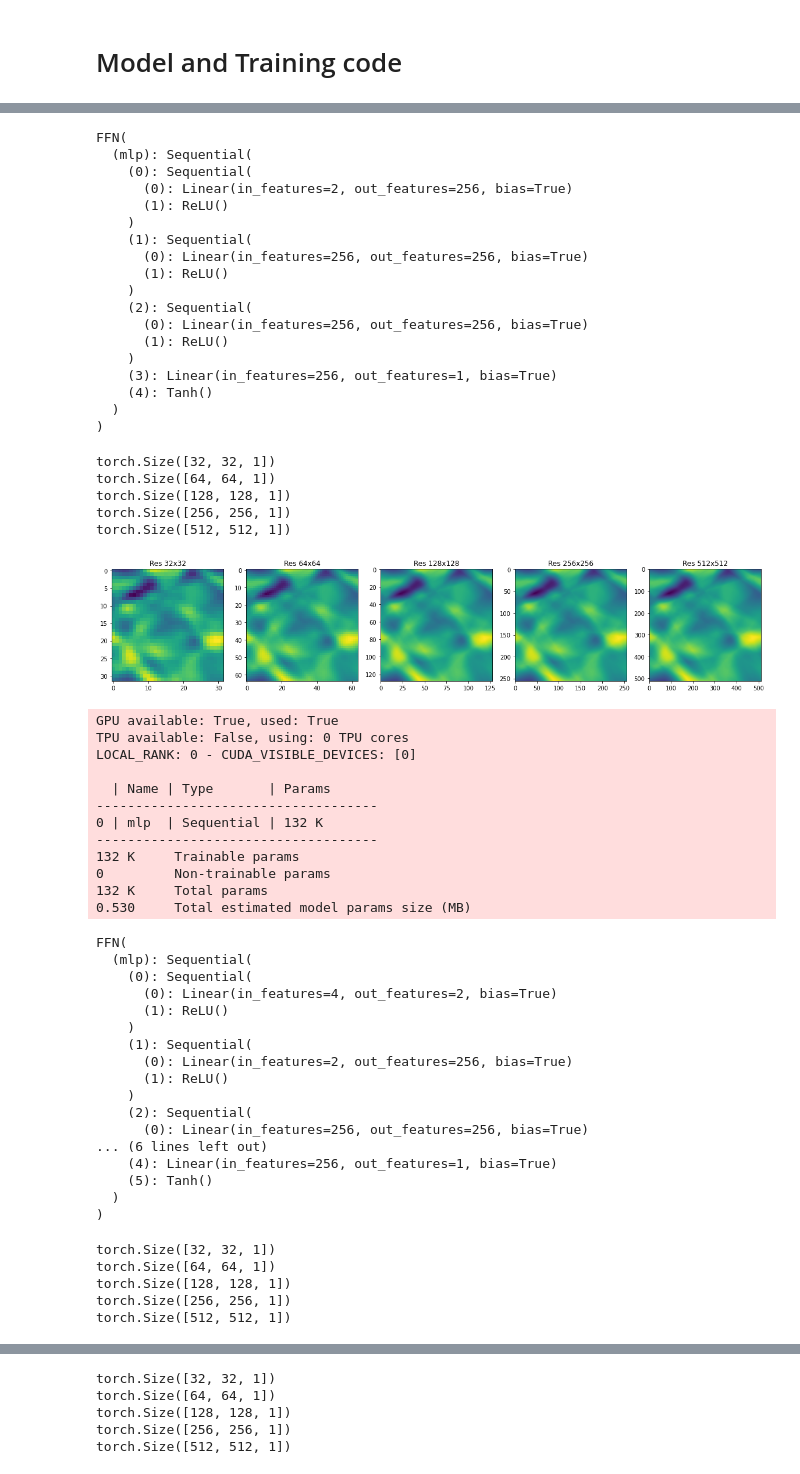
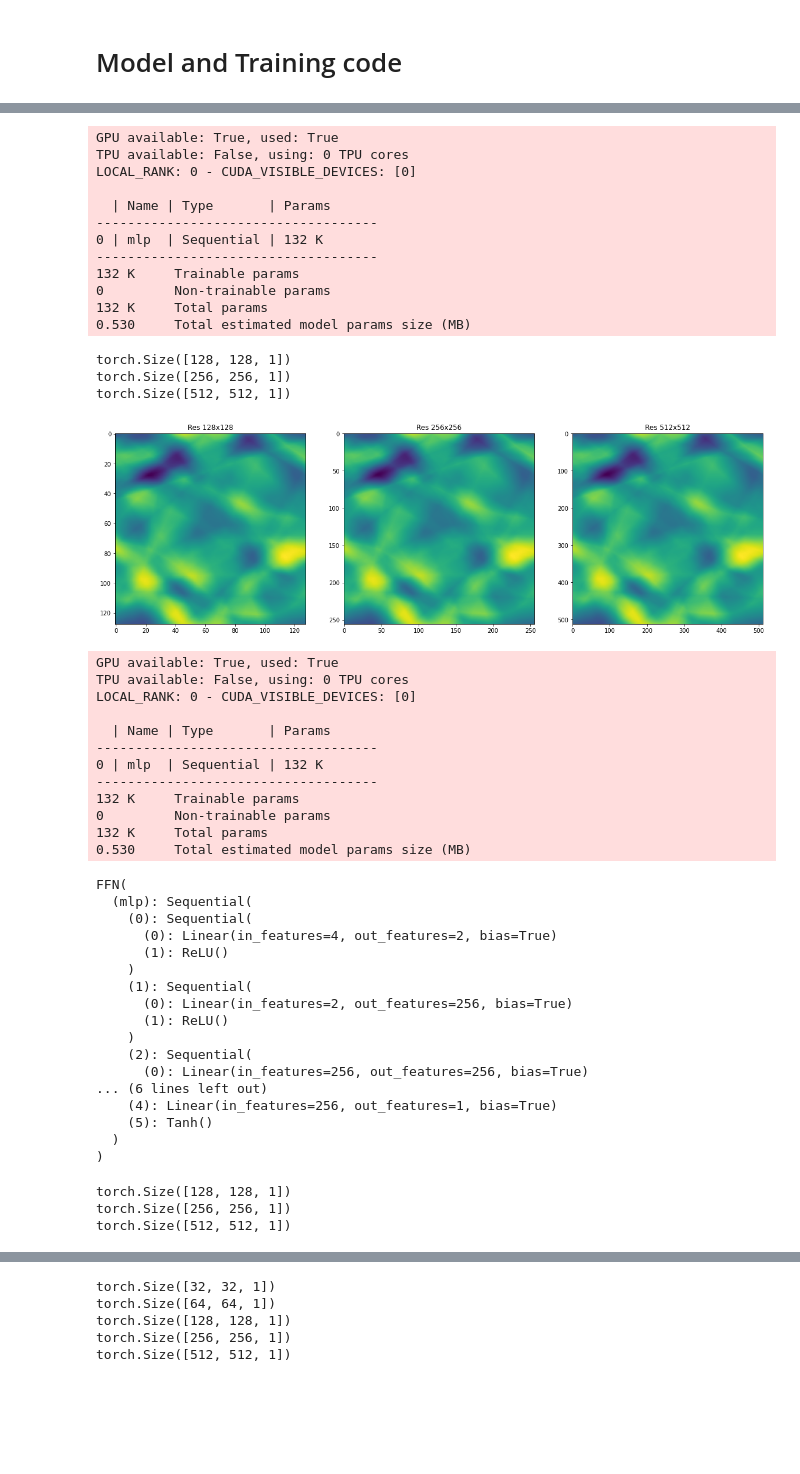
Before and after one commit to Chutlhu/TurboSuperResultion, a Jupyter notebook: notebooks/[TurboNeuralFourier] FFM on PytorchLightening on Turbulent Data- Extrapolation.ipynb, the cells around one changed output, grey strips where cells are left out. Saved outputs shown, nothing was run; the diff lists cells and outputs as text; code cells hidden in the pictures; blank space fills up the shorter version.

```diff
--- a/notebooks/[TurboNeuralFourier] FFM on PytorchLightening on Turbulent Data- Extrapolation.ipynb
+++ b/notebooks/[TurboNeuralFourier] FFM on PytorchLightening on Turbulent Data- Extrapolation.ipynb
@@ -132,7 +132,7 @@ for experiment in experiments:
     model.to(device)
 
 
-    max_iters = 2000
+    max_iters = 5000
     trainer = pl.Trainer(gpus=1,
                          check_val_every_n_epoch=200,
                          max_epochs=max_iters,
@@ -141,7 +141,7 @@ for experiment in experiments:
 
     model.eval().to(device)
 
-    sizes = [32, 64, 128, 256, 512]
+    sizes = [128, 256, 512]
     fig, axs = plt.subplots(1, len(sizes), figsize=(20,10))
     for s, size in enumerate(sizes):
         coords = np.linspace(0, 1, size, endpoint=False)
@@ -170,27 +176,19 @@ LOCAL_RANK: 0 - CUDA_VISIBLE_DEVICES: [0]
-FFN(
-  (mlp): Sequential(
-    (0): Sequential(
-      (0): Linear(in_features=2, out_features=256, bias=True)
-      (1): ReLU()
-    )
-    (1): Sequential(
-      (0): Linear(in_features=256, out_features=256, bias=True)
-      (1): ReLU()
-    )
-    (2): Sequential(
-      (0): Linear(in_features=256, out_features=256, bias=True)
-      (1): ReLU()
-    )
-    (3): Linear(in_features=256, out_features=1, bias=True)
-    (4): Tanh()
-  )
-)
+GPU available: True, used: True
+TPU available: False, using: 0 TPU cores
+LOCAL_RANK: 0 - CUDA_VISIBLE_DEVICES: [0]
+
+  | Name | Type       | Params
+------------------------------------
+0 | mlp  | Sequential | 132 K
+------------------------------------
+132 K     Trainable params
+0         Non-trainable params
+132 K     Total params
+0.530     Total estimated model params size (MB)
-torch.Size([32, 32, 1])
-torch.Size([64, 64, 1])
 torch.Size([128, 128, 1])
 torch.Size([256, 256, 1])
 torch.Size([512, 512, 1])
-[figure, old version]
+[figure, new version]
 GPU available: True, used: True
 TPU available: False, using: 0 TPU cores
 LOCAL_RANK: 0 - CUDA_VISIBLE_DEVICES: [0]
@@ -220,8 +218,6 @@ FFN(
     (5): Tanh()
   )
 )
-torch.Size([32, 32, 1])
-torch.Size([64, 64, 1])
 torch.Size([128, 128, 1])
 torch.Size([256, 256, 1])
 torch.Size([512, 512, 1])
```
Also changed, not shown: parts of 1 cell of this notebook, 18 other files.
